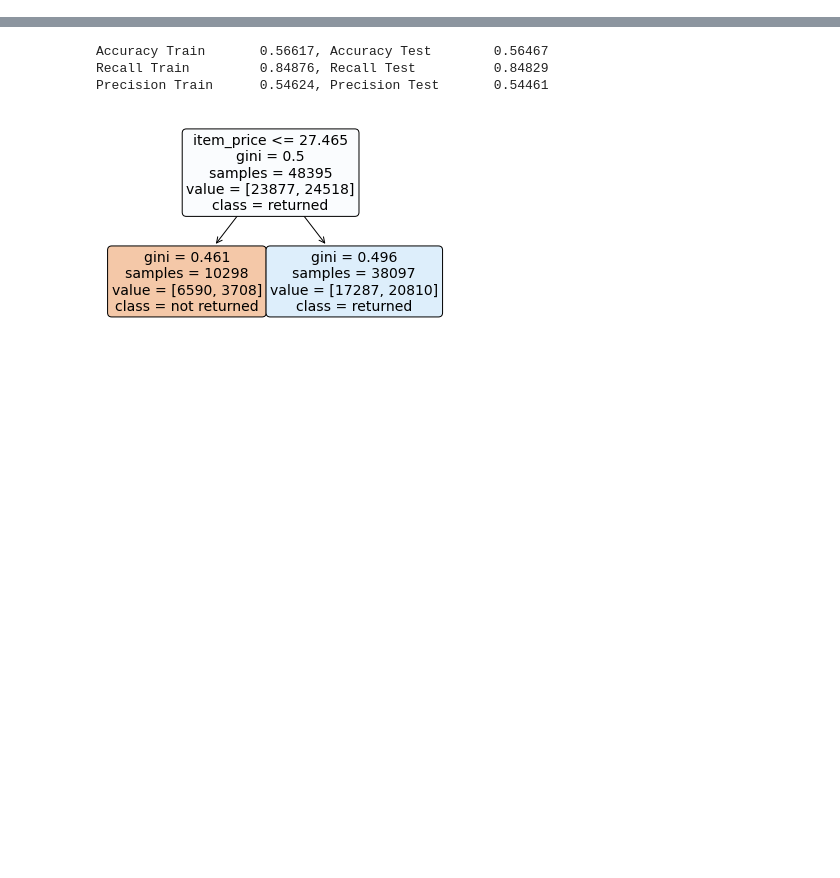
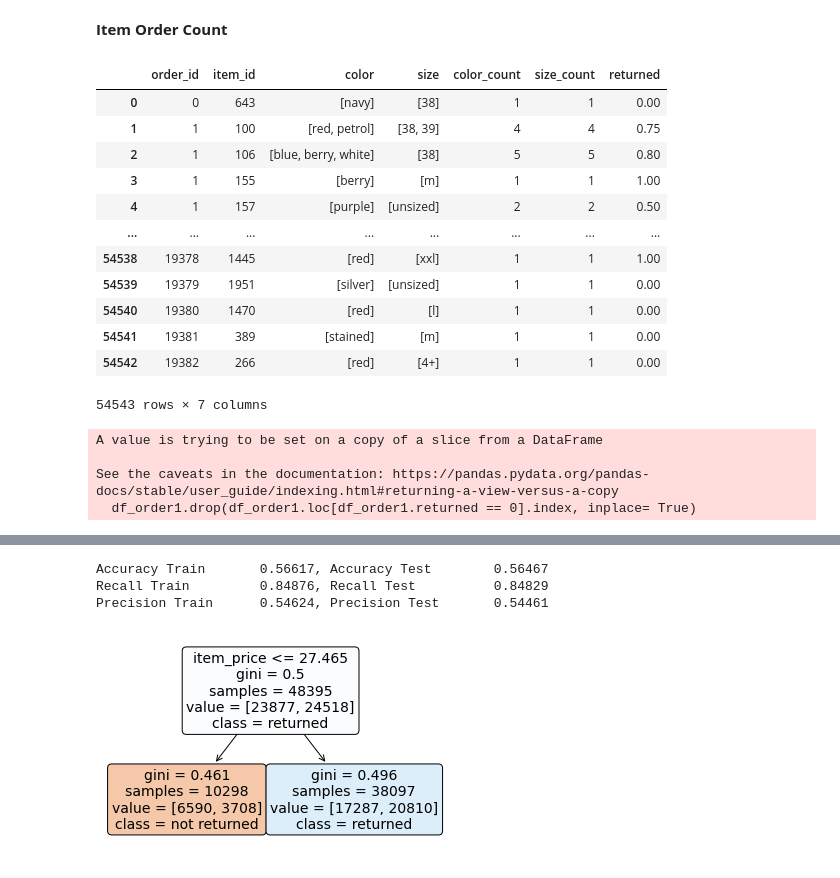
Before and after one commit to P-AEL/ML-Projekt, a Jupyter notebook: Flo/gradient_boosting.ipynb, the cells around one changed output, grey strips where cells are left out. Cells and saved outputs as stored; diff of their text form; code cells hidden in the pictures; blank space fills up the shorter version.

```diff
--- a/Flo/gradient_boosting.ipynb
+++ b/Flo/gradient_boosting.ipynb
@@ -38,3 +35,5 @@ df = pd.merge(df,df_mark)
 df["markdown"] = 0
 df.loc[df.item_price < df.maxprice,"markdown"] = 1
 df.drop(df[df.delivery_date.isna()].index, inplace=True)
+# %%
+df1 = df.copy()
@@ -40,0 +49,27 @@ df.drop(df[df.delivery_date.isna()].index, inplace=True)
+# %%
+df1.sort_values('order_date', inplace=True)
+
+# Generate order ID and order size
+order_id_generator = df1.groupby(['order_date', 'user_id'], sort= False).size().reset_index(name='order_size')
+order_id_generator['order_id'] = order_id_generator.index
+df1 = pd.merge(df,order_id_generator,on=['user_id', 'order_date'], how='left')
+# %% [markdown]
+**Item Order Count**
+# %%
+df_order = df1.groupby(["order_id", "item_id"]).agg(color= ("item_color", "unique"), size= ("item_size", "unique"), color_count= ("item_color", "count"), size_count= ("item_size", "count"), returned= ("return", "mean")).reset_index()
+# %%
+df_order
+# %% [output]
+|  | order_id | item_id | color | size | color_count | size_count | returned |
+| 0 | 0 | 643 | [navy] | [38] | 1 | 1 | 0.00 |
+| 1 | 1 | 100 | [red, petrol] | [38, 39] | 4 | 4 | 0.75 |
+| 2 | 1 | 106 | [blue, berry, white] | [38] | 5 | 5 | 0.80 |
+| 3 | 1 | 155 | [berry] | [m] | 1 | 1 | 1.00 |
+| 4 | 1 | 157 | [purple] | [unsized] | 2 | 2 | 0.50 |
+| ... | ... | ... | ... | ... | ... | ... | ... |
+| 54538 | 19378 | 1445 | [red] | [xxl] | 1 | 1 | 1.00 |
+| 54539 | 19379 | 1951 | [silver] | [unsized] | 1 | 1 | 0.00 |
+| 54540 | 19380 | 1470 | [red] | [l] | 1 | 1 | 0.00 |
+| 54541 | 19381 | 389 | [stained] | [m] | 1 | 1 | 0.00 |
+| 54542 | 19382 | 266 | [red] | [4+] | 1 | 1 | 0.00 |
+54543 rows × 7 columns
@@ -40,0 +78,7 @@ df.drop(df[df.delivery_date.isna()].index, inplace=True)
+# %%
+df_order1.drop(df_order1.loc[df_order1.returned == 0].index, inplace= True)
+# %% [output]
+A value is trying to be set on a copy of a slice from a DataFrame
+
+See the caveats in the documentation: https://pandas.pydata.org/pandas-docs/stable/user_guide/indexing.html#returning-a-view-versus-a-copy
+  df_order1.drop(df_order1.loc[df_order1.returned == 0].index, inplace= True)
```
Also changed, not shown: parts of 19 cells of this notebook.
